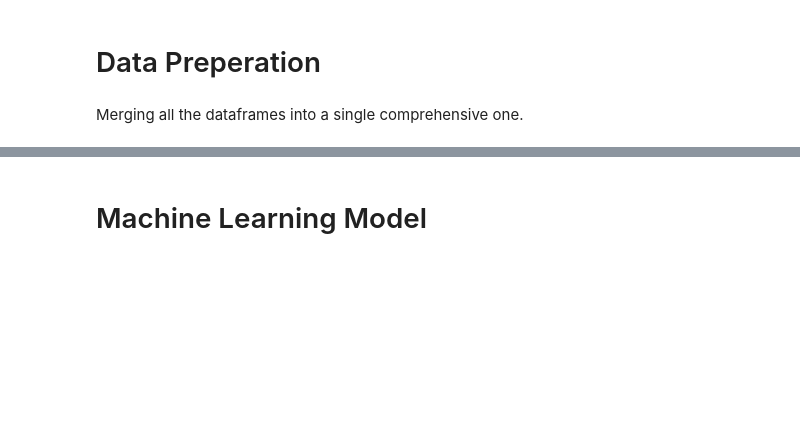
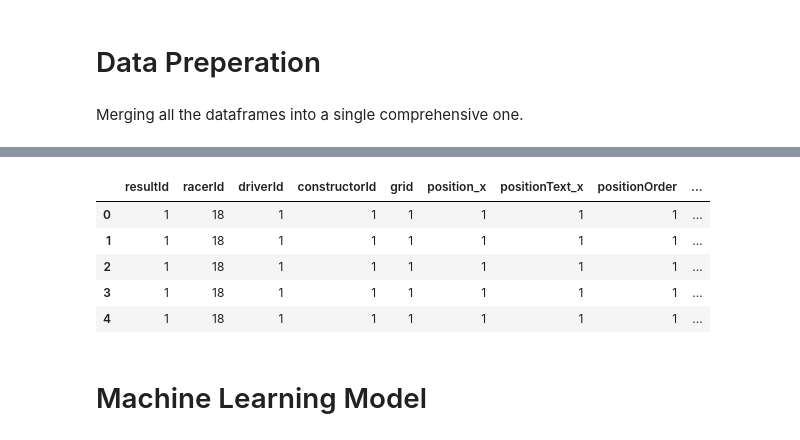
Before and after one commit to Robert336/Final-Project-CP468, a Jupyter notebook: F1_Predictor.ipynb, the cells around one changed output, grey strips where cells are left out. Drawn from its saved outputs; the diff is of its cells as text; code cells hidden in the pictures; blank space fills up the shorter version.

```diff
--- a/F1_Predictor.ipynb
+++ b/F1_Predictor.ipynb
@@ -442,2 +475,23 @@ df  = df.drop(['forename', 'surname'], axis=1)
+# %%
+df['dob'] = pd.to_datetime(df['dob'])
+df['date'] = pd.to_datetime(df['date'])
+# %%
+from datetime import datetime
+
+# getting each driver's age and storing it in a new column 'age'
+
+dates = datetime.today()-df['dob']
+age = dates.dt.days/365
+# round them up if they are close to their next birthday than their last
+df['age'] = round(age)
+pd.set_option('display.max_columns', None)
+df.head()
+# %% [output]
+|  | resultId | racerId | driverId | constructorId | grid | position_x | positionText_x | positionOrder | ... |
+| 0 | 1 | 18 | 1 | 1 | 1 | 1 | 1 | 1 | ... |
+| 1 | 1 | 18 | 1 | 1 | 1 | 1 | 1 | 1 | ... |
+| 2 | 1 | 18 | 1 | 1 | 1 | 1 | 1 | 1 | ... |
+| 3 | 1 | 18 | 1 | 1 | 1 | 1 | 1 | 1 | ... |
+| 4 | 1 | 18 | 1 | 1 | 1 | 1 | 1 | 1 | ... |
 # %% [markdown]
 # Machine Learning Model
```
Also changed, not shown: parts of 9 cells of this notebook.
